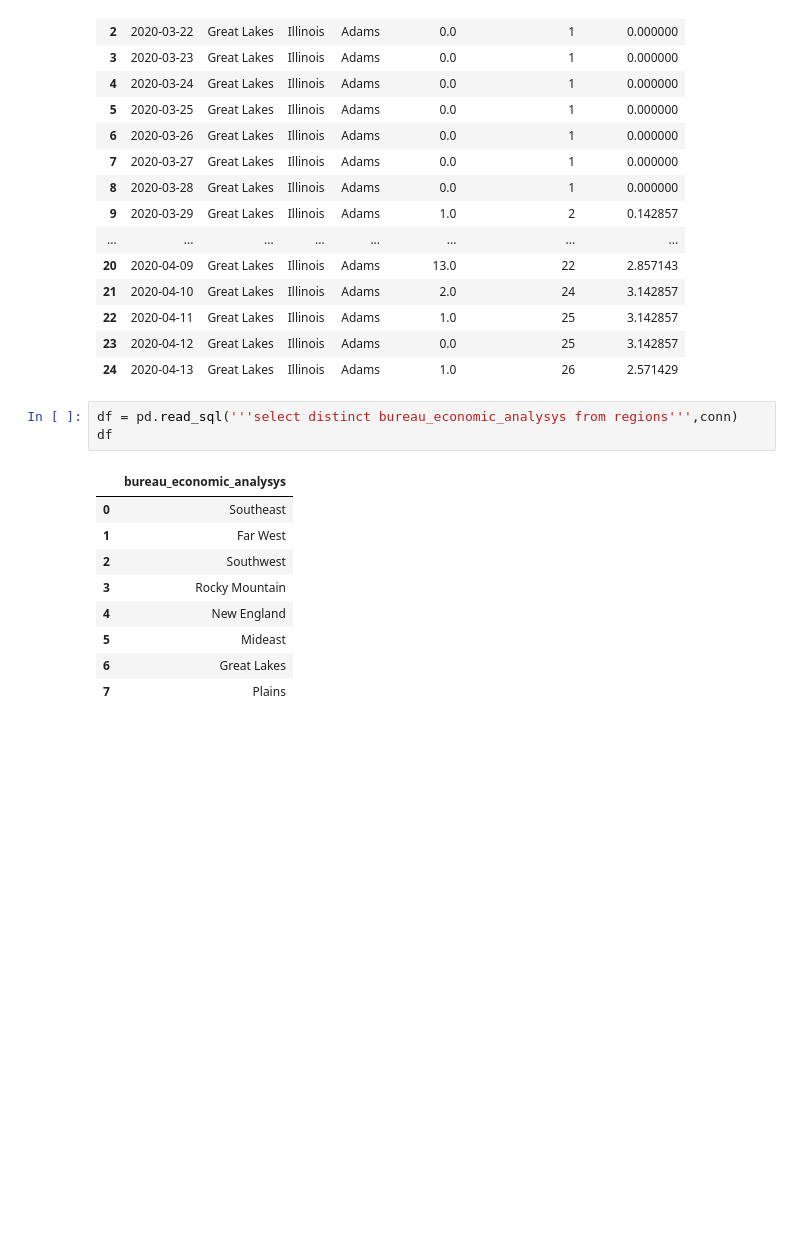
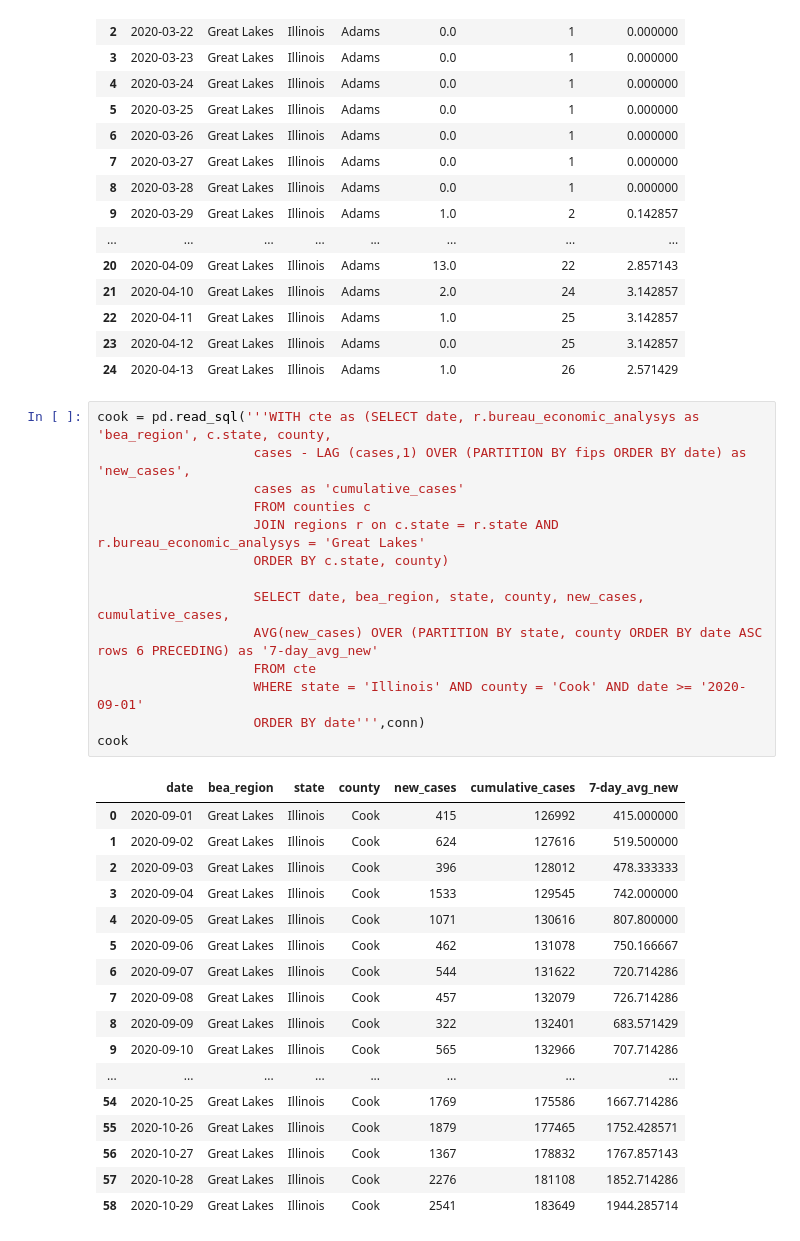
Before and after one commit to aspotter99/SQL_talk, a Jupyter notebook: notebooks/Study_Group_SQL_Q.ipynb, the cells around one changed output. Cells and saved outputs as stored; diff of their text form; blank space fills up the shorter version.

```diff
--- a/notebooks/Study_Group_SQL_Q.ipynb
+++ b/notebooks/Study_Group_SQL_Q.ipynb
@@ -90,16 +90,35 @@ solution
 | 22 | 2020-04-11 | Great Lakes | Illinois | Adams | 1.0 | 25 | 3.142857 |
 | 23 | 2020-04-12 | Great Lakes | Illinois | Adams | 0.0 | 25 | 3.142857 |
 | 24 | 2020-04-13 | Great Lakes | Illinois | Adams | 1.0 | 26 | 2.571429 |
-# %%
-df = pd.read_sql('''select distinct bureau_economic_analysys from regions''',conn)
-df
-# %% [output]
-|  | bureau_economic_analysys |
-| 0 | Southeast |
-| 1 | Far West |
-| 2 | Southwest |
-| 3 | Rocky Mountain |
-| 4 | New England |
-| 5 | Mideast |
-| 6 | Great Lakes |
-| 7 | Plains |
+# %%
+cook = pd.read_sql('''WITH cte as (SELECT date, r.bureau_economic_analysys as 'bea_region', c.state, county,
+                    cases - LAG (cases,1) OVER (PARTITION BY fips ORDER BY date) as 'new_cases',
+                    cases as 'cumulative_cases'
+                    FROM counties c
+                    JOIN regions r on c.state = r.state AND r.bureau_economic_analysys = 'Great Lakes'
+                    ORDER BY c.state, county)
+
+                    SELECT date, bea_region, state, county, new_cases, cumulative_cases,
+                    AVG(new_cases) OVER (PARTITION BY state, county ORDER BY date ASC rows 6 PRECEDING) as '7-day_avg_new'
+                    FROM cte
+                    WHERE state = 'Illinois' AND county = 'Cook' AND date >= '2020-09-01'
+                    ORDER BY date''',conn)
+cook
+# %% [output]
+|  | date | bea_region | state | county | new_cases | cumulative_cases | 7-day_avg_new |
+| 0 | 2020-09-01 | Great Lakes | Illinois | Cook | 415 | 126992 | 415.000000 |
+| 1 | 2020-09-02 | Great Lakes | Illinois | Cook | 624 | 127616 | 519.500000 |
+| 2 | 2020-09-03 | Great Lakes | Illinois | Cook | 396 | 128012 | 478.333333 |
+| 3 | 2020-09-04 | Great Lakes | Illinois | Cook | 1533 | 129545 | 742.000000 |
+| 4 | 2020-09-05 | Great Lakes | Illinois | Cook | 1071 | 130616 | 807.800000 |
+| 5 | 2020-09-06 | Great Lakes | Illinois | Cook | 462 | 131078 | 750.166667 |
+| 6 | 2020-09-07 | Great Lakes | Illinois | Cook | 544 | 131622 | 720.714286 |
+| 7 | 2020-09-08 | Great Lakes | Illinois | Cook | 457 | 132079 | 726.714286 |
+| 8 | 2020-09-09 | Great Lakes | Illinois | Cook | 322 | 132401 | 683.571429 |
+| 9 | 2020-09-10 | Great Lakes | Illinois | Cook | 565 | 132966 | 707.714286 |
+| ... | ... | ... | ... | ... | ... | ... | ... |
+| 54 | 2020-10-25 | Great Lakes | Illinois | Cook | 1769 | 175586 | 1667.714286 |
+| 55 | 2020-10-26 | Great Lakes | Illinois | Cook | 1879 | 177465 | 1752.428571 |
+| 56 | 2020-10-27 | Great Lakes | Illinois | Cook | 1367 | 178832 | 1767.857143 |
+| 57 | 2020-10-28 | Great Lakes | Illinois | Cook | 2276 | 181108 | 1852.714286 |
+| 58 | 2020-10-29 | Great Lakes | Illinois | Cook | 2541 | 183649 | 1944.285714 |
```
Also changed, not shown: 7 other files.
